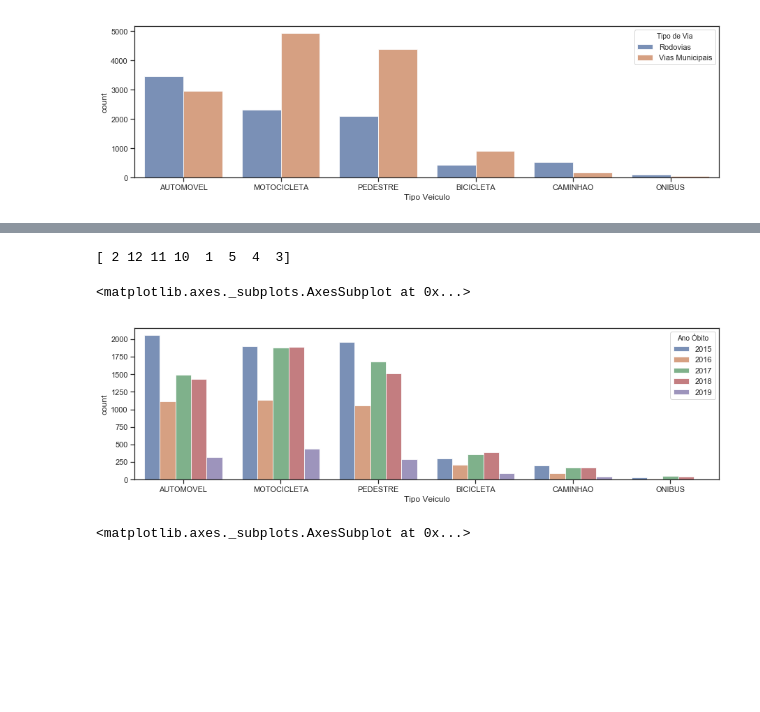
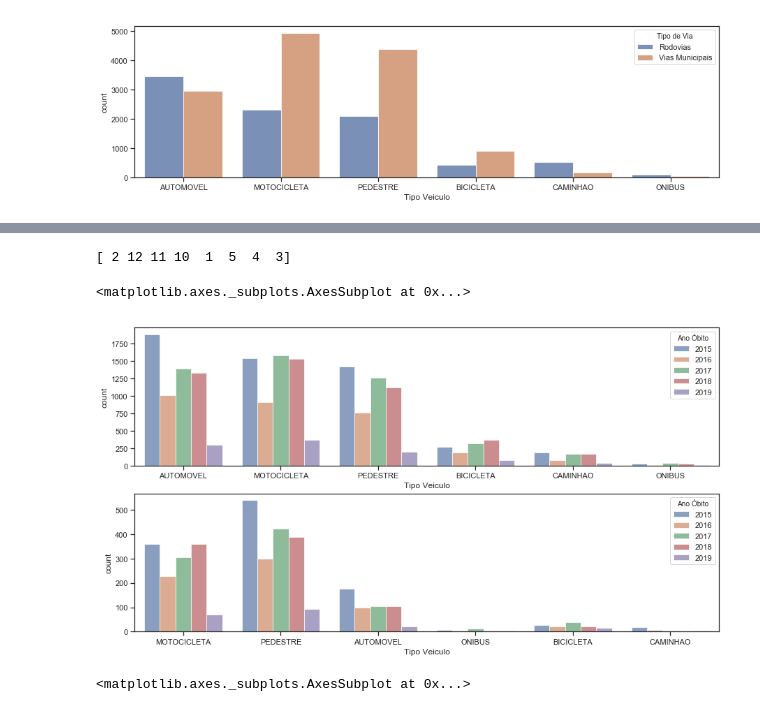
Before and after one commit to anabeatrizfig/Traffic-Accidents-INFOSIGA_S-o-Paulo-Brazil, a Jupyter notebook: INFOSIGA.ipynb, the cells around one changed output, grey strips where cells are left out. Cells and saved outputs as stored; diff of their text form; code cells hidden in the pictures; blank space fills up the shorter version.

```diff
--- a/INFOSIGA.ipynb
+++ b/INFOSIGA.ipynb
@@ -1043,7 +1041,9 @@ a=pd.crosstab(base_all_3['Mês Óbito'], base_all_3['Dia Semana'])
 
 # # dia_semana = base_2017_1['Dia Semana'].value_counts()
 angulo=90
-alp = 0.8
+alp = 0.7
+pal = 'magma'
+titsz = 15
 plt.rc('figure', figsize = (15,4))
 
 plt.subplot(131)
@@ -1131,3 +1138,17 @@ plt.legend()
 # %% [output]
 <matplotlib.legend.Legend at 0x...>
 [figure]
+# %%
+#Boxplot da Idade
+
+dims = (8, 6)
+
+fig, [ax1, ax2] = plt.subplots(1,2, figsize=dims)
+sns.boxplot(x='Sexo', y='Idade', data=base_all_3,  ax=ax1)
+sns.boxplot(x='Sexo', y='Idade', data=base_sp,  ax=ax2)
+
+
+# sns.boxplot(x='Sexo', y='Idade', data=base_all_3,
+#            palette='magma')
+ax1.set_title('Estado São Paulo', size=titsz)
+ax2.set_title('Cidade de São Paulo', size=titsz)
@@ -1163,13 +1246,21 @@ sns.countplot(x='Tipo Veiculo', hue= 'Tipo de Via', data=base_all_3, alpha = alp
 # %%
 #Consideração importante: Mês Óbito 2016 não tem dados de todos os meses (falta junho, julho, agosto e setembro |
 #                                                           maio está preenchido abaixo da média dos outros anos)
 print(base_2016_1['Mês Óbito'].unique())
 
-sns.countplot(x='Tipo Veiculo', hue= 'Ano Óbito', data=base_all_3, alpha = alp)
+fig, [ax1, ax2] = plt.subplots(2,1, figsize=(15, 8))
+
+#ESTADO SP - sem a cidade
+sns.countplot(x='Tipo Veiculo', hue= 'Ano Óbito', data=base_all_3.loc[
+             base_all_3['Cidade Considerada'].str.contains('SAO PAULO')==False],
+              alpha = alp, ax=ax1)
+
+#CIDADE SP
+sns.countplot(x='Tipo Veiculo', hue= 'Ano Óbito', data=base_sp, alpha = alp, ax=ax2)
 # %% [output]
 [ 2 12 11 10  1  5  4  3]
 <matplotlib.axes._subplots.AxesSubplot at 0x...>
-[figure, old version]
+[figure, new version]
 # %%
 # Desconsiderando 2016 e 2019
 
```
Also changed, not shown: parts of 23 cells of this notebook.
